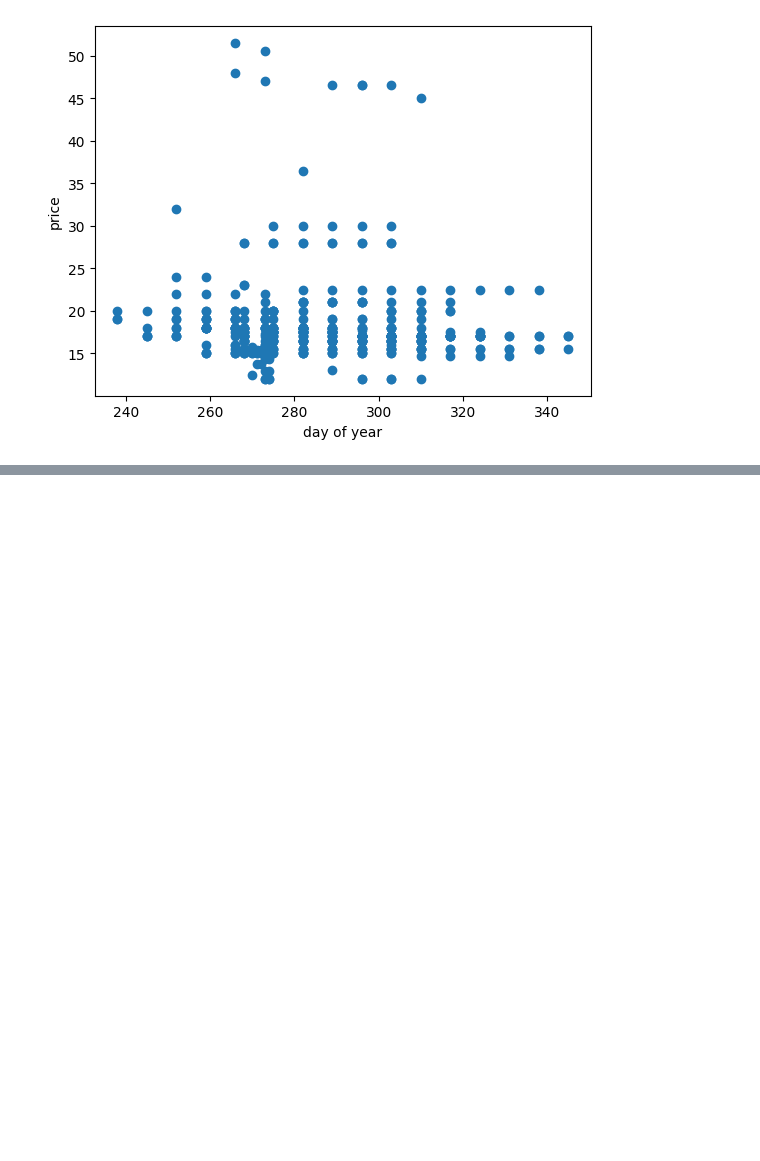
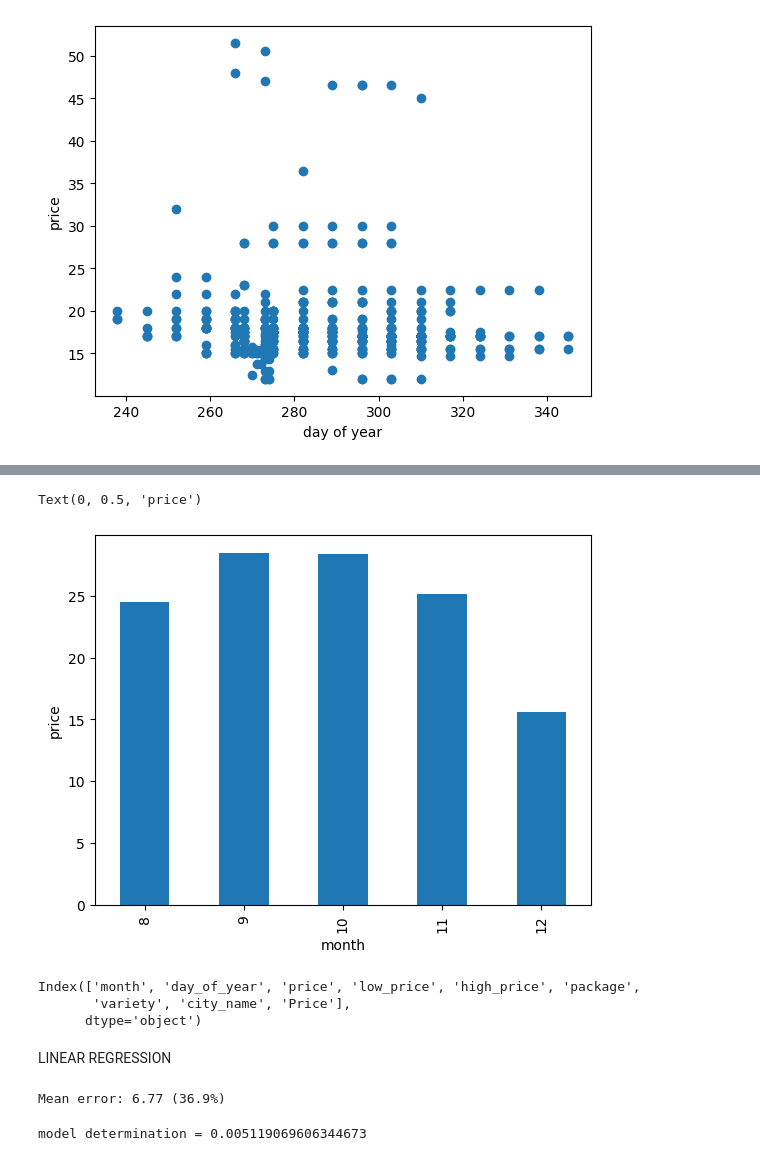
Before and after one commit to Dave-019/machine-learning-journey, a Jupyter notebook: regression/reg.ipynb, the cells around one changed output, grey strips where cells are left out. Drawn from its saved outputs; the diff is of its cells as text; code cells hidden in the pictures; blank space fills up the shorter version.

```diff
--- a/regression/reg.ipynb
+++ b/regression/reg.ipynb
@@ -99,0 +110,43 @@ Text(0.5, 0, 'day of year')
+# %%
+N_df.groupby(['month'])['Price'].mean().plot(kind='bar')
+
+plt.ylabel('price')
+# %% [output]
+Text(0, 0.5, 'price')
+[figure, added]
+# %%
+print(N_df.columns)
+# %% [output]
+Index(['month', 'day_of_year', 'price', 'low_price', 'high_price', 'package',
+       'variety', 'city_name', 'Price'],
+      dtype='object')
+# %% [markdown]
+LINEAR REGRESSION
+# %%
+from sklearn.linear_model import LinearRegression
+from sklearn.metrics import mean_squared_error
+from sklearn.model_selection import train_test_split
+import numpy as np
+
+#features
+x = N_df['day_of_year'].values.reshape(-1, 1)
+y = N_df['price']
+#splitting the data
+x_train,x_test,y_train,y_test = train_test_split(x,y,test_size=0.2,random_state=0)
+
+#training the model
+lir = LinearRegression()
+lir.fit(x_train,y_train)
+
+#prediction
+pred = lir.predict(x_test)
+
+mse = np.sqrt(mean_squared_error(y_test,pred))
+print(f'Mean error: {mse:3.3} ({mse/np.mean(pred)*100:3.3}%)')
+# %% [output]
+Mean error: 6.77 (36.9%)
+# %%
+score = lir.score(x_train,y_train)
+print(f'model determination = {score}')
+# %% [output]
+model determination = 0.005119069606344673
```
Also changed, not shown: parts of 9 cells of this notebook, 3 other files.
